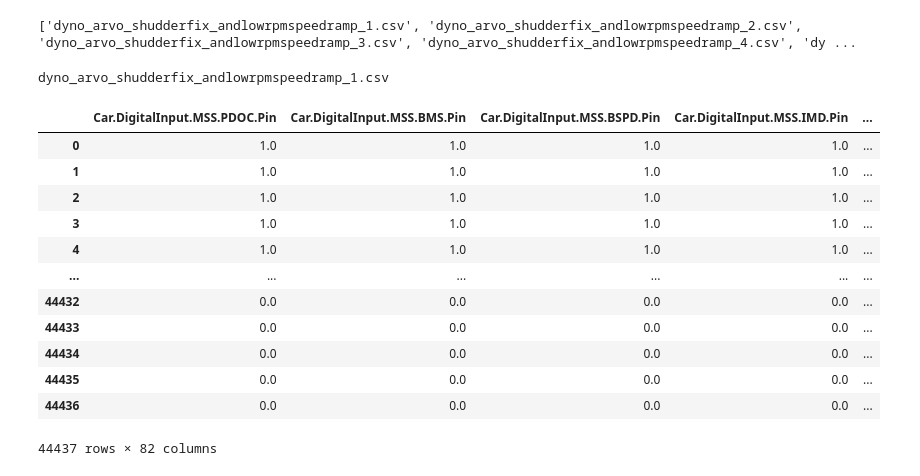
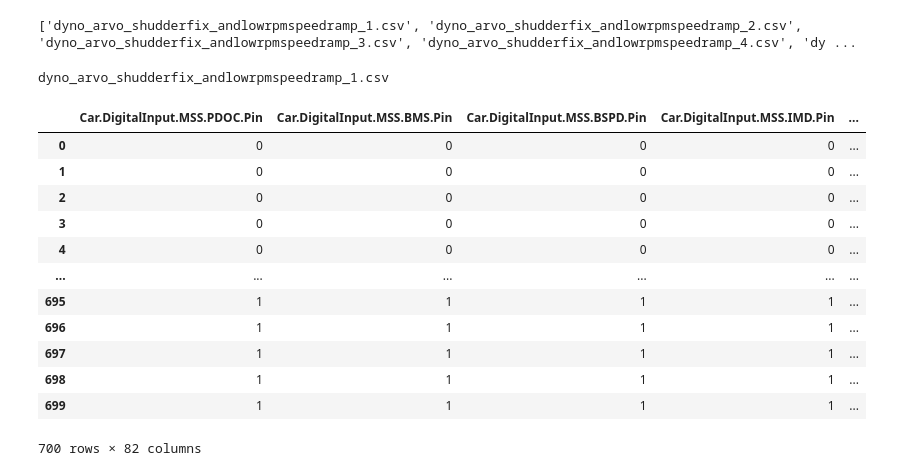
Before and after one commit to Melbourne-University-Motorsports/MUR-Data, a Jupyter notebook: dyno_stuff/20 March/20 March Efficiency.ipynb, the cells around one changed output. Saved outputs shown, nothing was run; the diff lists cells and outputs as text; code cells hidden in the pictures.

```diff
--- a/dyno_stuff/20 March/20 March Efficiency.ipynb
+++ b/dyno_stuff/20 March/20 March Efficiency.ipynb
@@ -180,24 +165,24 @@ print(motec_sorted)
 ['dyno_arvo_shudderfix_andlowrpmspeedramp_1.csv', 'dyno_arvo_shudderfix_andlowrpmspeedramp_2.csv', 'dyno_arvo_shudderfix_andlowrpmspeedramp_3.csv', 'dyno_arvo_shudderfix_andlowrpmspeedramp_4.csv', 'dy ...
 # %%
 print(motec_sorted[0])
-df_test = pd.read_csv(f'Motec_Data/CSV Export/{motec_sorted[1]}', index_col=0, parse_dates=True, skiprows=range(0, 8), header=0 )
+df_test = pd.read_csv(f'Motec_Data/CSV Export/{motec_sorted[0]}', index_col=0, skiprows=[10], header=8 )
 
 # drop the units row
 df_test = df_test.iloc[1:].reset_index(drop=True)
 
 df_test
 # %% [output]
 dyno_arvo_shudderfix_andlowrpmspeedramp_1.csv
 |  | Car.DigitalInput.MSS.PDOC.Pin | Car.DigitalInput.MSS.BMS.Pin | Car.DigitalInput.MSS.BSPD.Pin | Car.DigitalInput.MSS.IMD.Pin | ... |
-| 0 | 1.0 | 1.0 | 1.0 | 1.0 | ... |
-| 1 | 1.0 | 1.0 | 1.0 | 1.0 | ... |
-| 2 | 1.0 | 1.0 | 1.0 | 1.0 | ... |
-| 3 | 1.0 | 1.0 | 1.0 | 1.0 | ... |
-| 4 | 1.0 | 1.0 | 1.0 | 1.0 | ... |
+| 0 | 0 | 0 | 0 | 0 | ... |
+| 1 | 0 | 0 | 0 | 0 | ... |
+| 2 | 0 | 0 | 0 | 0 | ... |
+| 3 | 0 | 0 | 0 | 0 | ... |
+| 4 | 0 | 0 | 0 | 0 | ... |
 | ... | ... | ... | ... | ... | ... |
-| 44432 | 0.0 | 0.0 | 0.0 | 0.0 | ... |
-| 44433 | 0.0 | 0.0 | 0.0 | 0.0 | ... |
-| 44434 | 0.0 | 0.0 | 0.0 | 0.0 | ... |
-| 44435 | 0.0 | 0.0 | 0.0 | 0.0 | ... |
-| 44436 | 0.0 | 0.0 | 0.0 | 0.0 | ... |
+| 695 | 1 | 1 | 1 | 1 | ... |
+| 696 | 1 | 1 | 1 | 1 | ... |
+| 697 | 1 | 1 | 1 | 1 | ... |
+| 698 | 1 | 1 | 1 | 1 | ... |
+| 699 | 1 | 1 | 1 | 1 | ... |
-44437 rows × 82 columns
+700 rows × 82 columns
```
Also changed, not shown: parts of 7 cells of this notebook, 1 other file.
